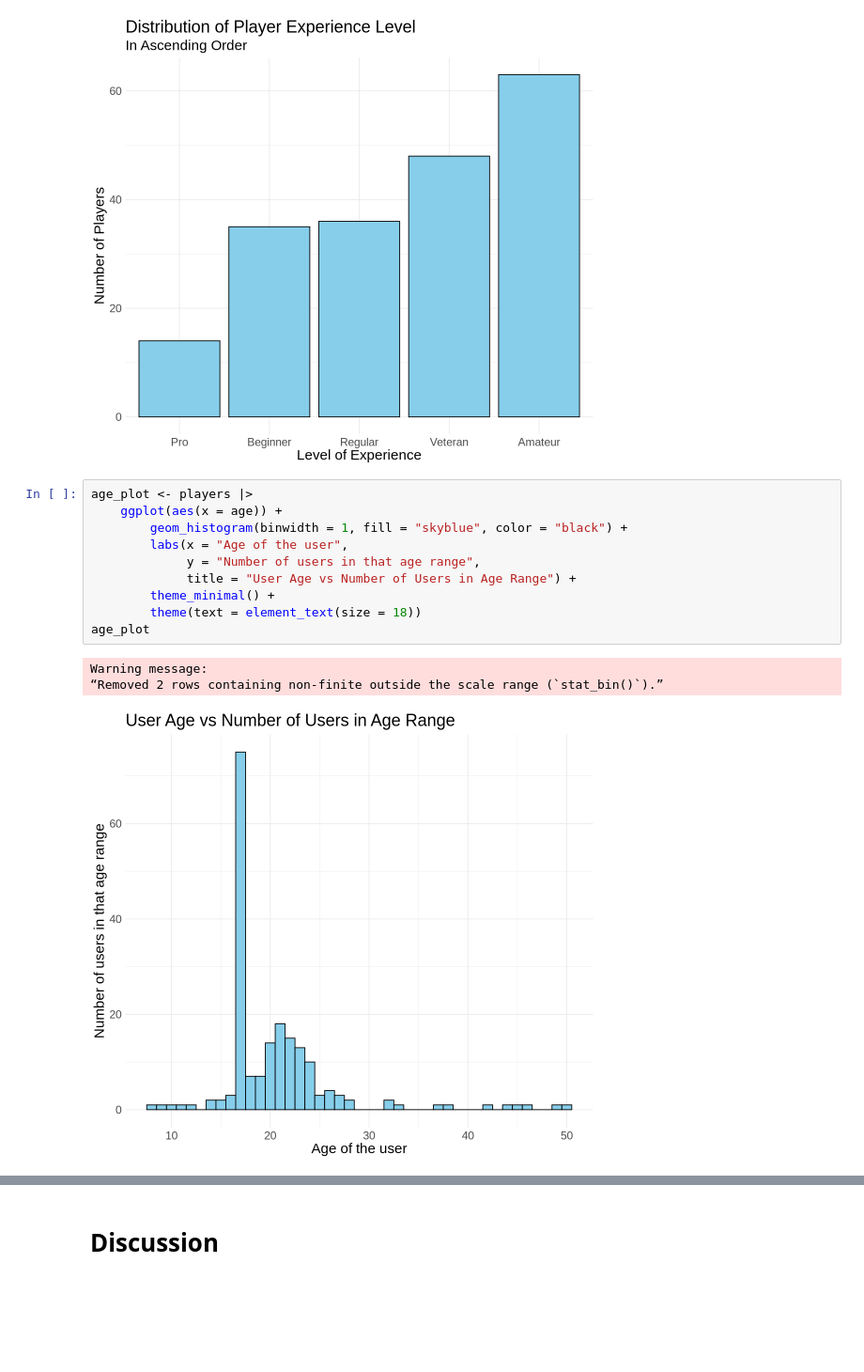
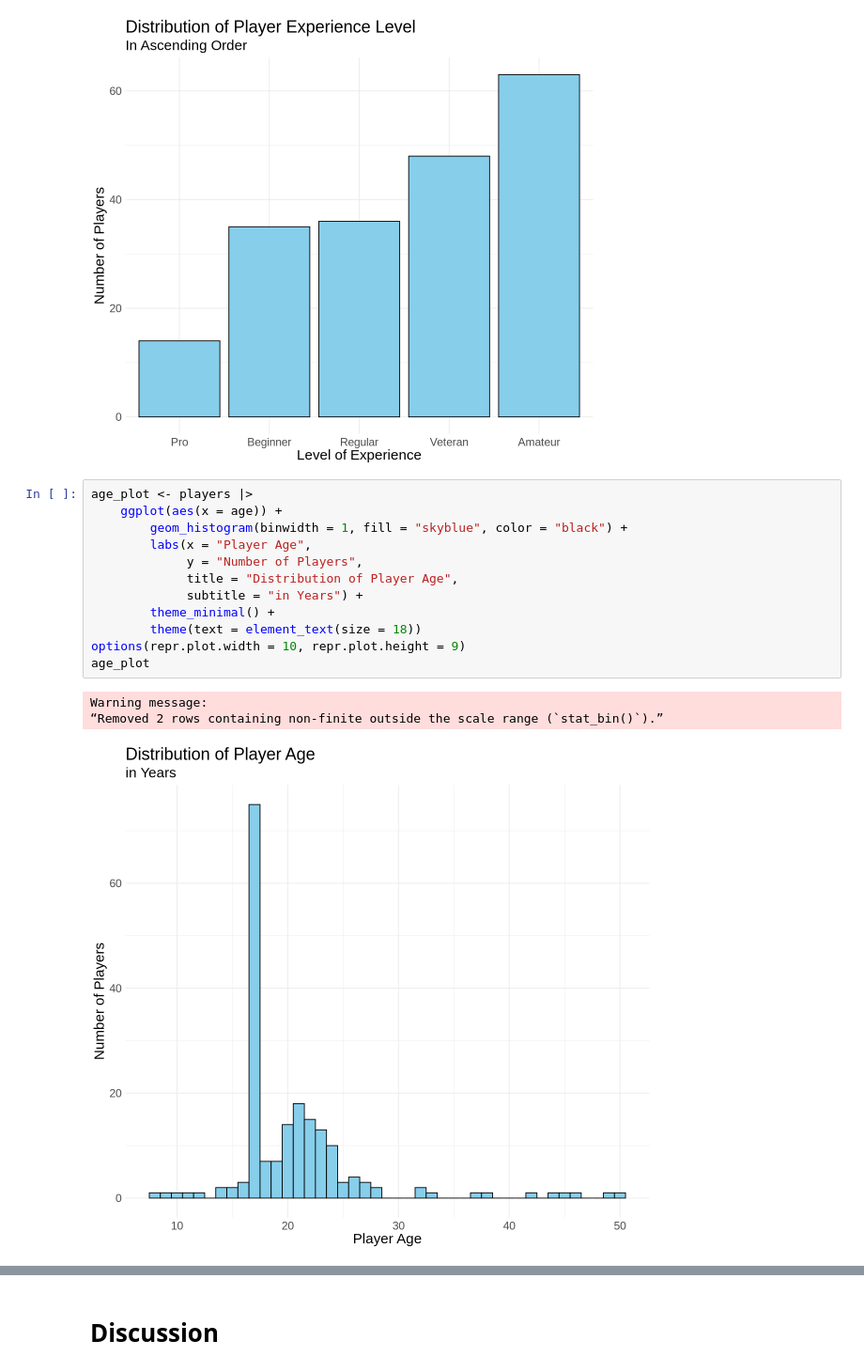
Before and after one commit to arevaura/dsci-100-2024w2-group-9, a Jupyter notebook: DSCI 100 007 - Group 9 Final Report.ipynb, the cells around one changed output, grey strips where cells are left out. Shown at 94% size. Cells and saved outputs as stored; diff of their text form; blank space fills up the shorter version.

Commit message:
Update age plot
Modify visual

```diff
--- a/DSCI 100 007 - Group 9 Final Report.ipynb
+++ b/DSCI 100 007 - Group 9 Final Report.ipynb
@@ -122,17 +122,19 @@ experience_level_plot
 # %%
 age_plot <- players |>
     ggplot(aes(x = age)) +
         geom_histogram(binwidth = 1, fill = "skyblue", color = "black") +
-        labs(x = "Age of the user",
-             y = "Number of users in that age range",
-             title = "User Age vs Number of Users in Age Range") +
+        labs(x = "Player Age",
+             y = "Number of Players",
+             title = "Distribution of Player Age",
+             subtitle = "in Years") +
         theme_minimal() +
         theme(text = element_text(size = 18))
+options(repr.plot.width = 10, repr.plot.height = 9)
 age_plot
 # %% [output]
 Warning message:
 “Removed 2 rows containing non-finite outside the scale range (`stat_bin()`).”
-[figure, old version]
+[figure, new version]
 # %%
 gender_plot <- players |>
     ggplot(aes(x = gender)) +
```
Also changed, not shown: parts of 1 cell of this notebook.
